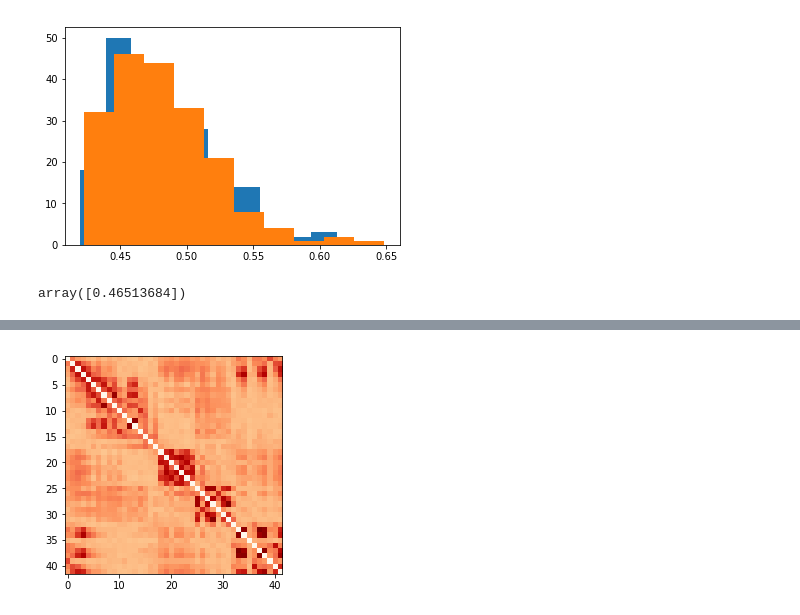
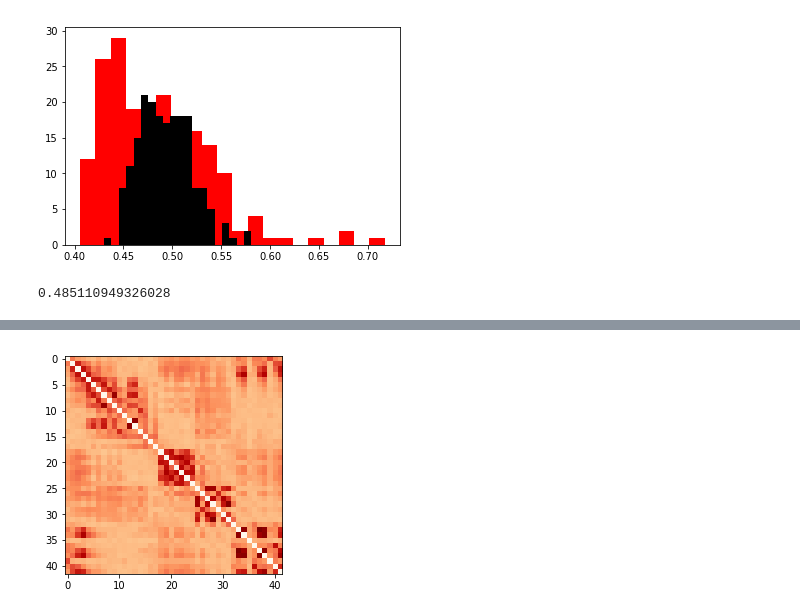
Before and after one commit to jonlevi/NetworkNeuroscience, a Jupyter notebook: Load_Data.ipynb, the cells around one changed output, grey strips where cells are left out. Drawn from its saved outputs; the diff is of its cells as text; code cells hidden in the pictures.

Commit message:
added freq specific analysis

```diff
--- a/Load_Data.ipynb
+++ b/Load_Data.ipynb
@@ -14,18 +14,20 @@ metaData = sio.loadmat('Data/metadata.mat')['metadata']
 # %%
 a = [f for f in ((metaData[0,0])[0][0])]
 # %%
-def avg_clustering(data):
-    [conn,freqs,times,m_ep,n_tapers] = mne.connectivity.spectral_connectivity([data],method='coh', verbose=False)
-    graph = np.nanmean(conn,2)
+def get_graph(data):
+    [conn,freqs,times,m_ep,n_tapers] = mne.connectivity.spectral_connectivity([data],method='coh', verbose=False,
+                                                            faverage=True,sfreq=100,fmin=(4,20), fmax=(13,30))
+    return (conn[:,:,0],conn[:,:,1])
+
+
+def avg_clustering(graph):
     complete_graph = graph+graph.T
-#     clustering_coeffs = bct.clustering_coef_wu(complete_graph)
-    clustering_coeffs = bct.efficiency_wei(complete_graph)
+    clustering_coeffs = bct.clustering_coef_wu(complete_graph)
+#     clustering_coeffs = bct.efficiency_wei(complete_graph)
     avg_clustering = np.nanmean(clustering_coeffs)
     return avg_clustering
 
-def global_efficiency(data):
-    [conn,freqs,times,m_ep,n_tapers] = mne.connectivity.spectral_connectivity([data],method='coh', verbose=False)
-    graph = np.nanmean(conn,2)
+def global_efficiency(graph):
     complete_graph = graph+graph.T
 #     clustering_coeffs = bct.clustering_coef_wu(complete_graph)
     global_coeff = bct.efficiency_wei(complete_graph, local=False)
@@ -35,27 +37,28 @@ sub = 8
 
 nTrials = np.shape(eegData)[2]
 # nTrials = 1
-pre_stim_vals = np.zeros(nTrials)
-post_stim_vals = np.zeros(nTrials)
+theta_vals = np.zeros(nTrials)
+alpha_vals = np.zeros(nTrials)
 
 
 for trial in range(nTrials):
-    pre_stim = eegData[sub,:,trial,:200]
+#     pre_stim = eegData[sub,:,trial,:200]
     post_stim = eegData[sub,:,trial,200:]
 
-    pre_stim_vals[trial] = global_efficiency(pre_stim)
-
-    post_stim_vals[trial] = global_efficiency(post_stim)
+    theta_graph,alpha_graph = get_graph(post_stim)
+    theta_vals[trial] = global_efficiency(theta_graph)
+    alpha_vals[trial] = global_efficiency(alpha_graph)
 # %%
 plt.figure()
-plt.hist(pre_stim_vals)
-plt.hist(post_stim_vals)
+plt.hist(alpha_vals,20, facecolor='r')
+plt.hist(theta_vals,20, facecolor='k')
+
 plt.show()
 # %% [output]
-[figure, old version]
+[figure, new version]
-# %%
-pre_stim_vals
-# %% [output]
-array([0.46513684])
+# %%
+np.mean(alpha_vals)
+# %% [output]
+0.485110949326028
 # %%
 ?bct.efficiency_wei
```
Also changed, not shown: parts of 5 cells of this notebook.
